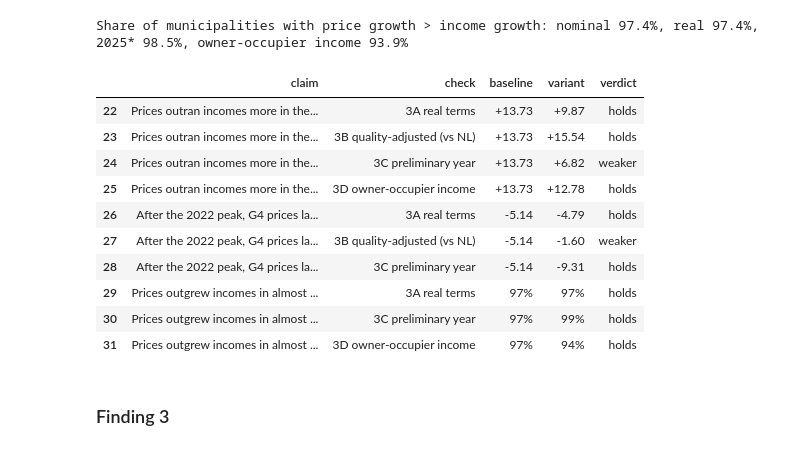
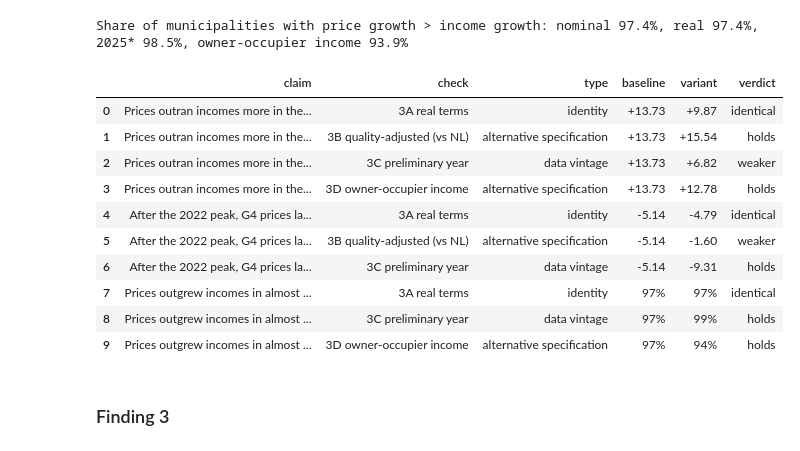
Before and after one commit to dimaash03/nl-housing-affordability, a Jupyter notebook: notebooks/01_affordability_findings.ipynb, the cells around one changed output. Cells and saved outputs as stored; diff of their text form; code cells hidden in the pictures.

```diff
--- a/notebooks/01_affordability_findings.ipynb
+++ b/notebooks/01_affordability_findings.ipynb
@@ -948,16 +1009,10 @@ def g4_in_top_third(r: pd.Series) -> int:
     return int((r.reindex(G4_CODES) <= len(r) / 3).sum())
 
 
-def share_verdict(x: float) -> str:
-    return "holds" if x >= 0.5 else "reverses"
-
-
-def rho_verdict(x: float) -> str:
-    return "holds" if x >= 0.7 else ("weaker" if x >= 0.5 else "reverses")
-
-
-def g4_verdict(x: int) -> str:
-    return "holds" if x >= 3 else ("weaker" if x == 2 else "reverses")
+# Levels each threshold-type claim must reach: (holds at, weaker at) per rule set (D-036).
+MAJORITY = {"lenient": (0.4, None), "default": (0.5, None), "strict": (0.6, None)}
+PERSISTENT = {"lenient": (0.6, 0.4), "default": (0.7, 0.5), "strict": (0.8, 0.6)}
+G4_COUNT = {"lenient": (2, 1), "default": (3, 2), "strict": (4, 3)}
 
 
 CLAIM_2A = f"Least-affordable {TOP_N} are mostly Randstad suburbs (share; holds if >= 50 %)"
@@ -968,7 +1023,7 @@ for check, r in [
     ("2C preliminary year", r_prelim),
 ]:
     x = share_rest_randstad(top(r, TOP_N))
-    record("F2", CLAIM_2A, check, base_share, x, fmt="{:.0%}", verdict=share_verdict(x))
+    record("F2", CLAIM_2A, check, base_share, x, fmt="{:.0%}", kind="threshold", thresholds=MAJORITY)
 
 CLAIM_2B = "Ranking is persistent (Spearman base vs headline year; holds if >= 0.7)"
 for check, x in [
@@ -977,7 +1032,7 @@ for check, x in [
     ("2C preliminary year", rho_prelim),
     ("2D harmonised removed", rho_clean),
 ]:
-    record("F2", CLAIM_2B, check, rho, x, verdict=rho_verdict(x))
+    record("F2", CLAIM_2B, check, rho, x, kind="threshold", thresholds=PERSISTENT)
 
 CLAIM_2C = "G4 cities are in the least-affordable third (count of 4; holds if >= 3)"
 base_g4 = g4_in_top_third(r_final)
@@ -987,7 +1042,7 @@ for check, r in [
     ("2C preliminary year", r_prelim),
 ]:
     x = g4_in_top_third(r)
-    record("F2", CLAIM_2C, check, base_g4, x, fmt="{:.0f}", verdict=g4_verdict(x))
+    record("F2", CLAIM_2C, check, base_g4, x, fmt="{:.0f}", kind="threshold", thresholds=G4_COUNT)
 
-display(pd.DataFrame(ROBUSTNESS).query("finding == 'F2'").drop(columns="finding"))
+display(register("F2").drop(columns="finding"))
 # %% [output]
@@ -1443,7 +1509,7 @@ def lead(t: pd.DataFrame, col: str = "gap pp") -> float:
 
 CLAIM_3A = "Prices outran incomes more in the G4 (G4 gap minus Rest-of-NL gap, pp)"
 base_lead = lead(growth)
-record("F3", CLAIM_3A, "3A real terms", base_lead, lead(growth, "real gap pp"))
+record("F3", CLAIM_3A, "3A real terms", base_lead, lead(growth, "real gap pp"), kind="identity")
 g4_q = g4_index_growth(BASE_YEAR, LATEST_FINAL) - growth.loc["G4", "income %"]
 nl_q = index_growth("NL01", BASE_YEAR, LATEST_FINAL) - growth.loc["Netherlands", "income %"]
 record("F3", CLAIM_3A, "3B quality-adjusted (vs NL)", base_lead, g4_q - nl_q)
@@ -1459,47 +1525,48 @@ record(
 after_peak = growth_table(nl_peak_year, LATEST_FINAL, TWO_WAY)
 CLAIM_3B = f"After the {nl_peak_year} peak, G4 prices lagged the rest (G4 minus Rest of NL price growth, pp)"
 base_lag = lead(after_peak, "price %")
-record("F3", CLAIM_3B, "3A real terms", base_lag, lead(after_peak, "real price %"))
+record("F3", CLAIM_3B, "3A real terms", base_lag, lead(after_peak, "real price %"), kind="identity")
 record(
     "F3",
     CLAIM_3B,
     "3B quality-adjusted (vs NL)",
     base_lag,
     g4_index_growth(nl_peak_year, LATEST_FINAL) - index_growth("NL01", nl_peak_year, LATEST_FINAL),
 )
 record(
     "F3", CLAIM_3B, "3C preliminary year", base_lag, lead(growth_table(nl_peak_year, LATEST_DATA, TWO_WAY), "price %")
 )
 
 CLAIM_3C = "Prices outgrew incomes in almost every municipality (share; holds if >= 90 %)"
 for check, x in [
     ("3A real terms", share_real),
     ("3C preliminary year", share_prelim),
     ("3D owner-occupier income", share_owner),
 ]:
     record(
         "F3",
         CLAIM_3C,
         check,
         share_up,
         x,
         fmt="{:.0%}",
-        verdict="holds" if x >= 0.9 else ("weaker" if x >= 0.5 else "reverses"),
+        kind="identity" if check.startswith("3A") else "threshold",
+        thresholds={"lenient": (0.8, 0.5), "default": (0.9, 0.5), "strict": (0.95, 0.75)},
     )
 
-display(pd.DataFrame(ROBUSTNESS).query("finding == 'F3'").drop(columns="finding"))
+display(register("F3").drop(columns="finding"))
 # %% [output]
-|  | claim | check | baseline | variant | verdict |
-| 22 | Prices outran incomes more in the... | 3A real terms | +13.73 | +9.87 | holds |
-| 23 | Prices outran incomes more in the... | 3B quality-adjusted (vs NL) | +13.73 | +15.54 | holds |
-| 24 | Prices outran incomes more in the... | 3C preliminary year | +13.73 | +6.82 | weaker |
-| 25 | Prices outran incomes more in the... | 3D owner-occupier income | +13.73 | +12.78 | holds |
-| 26 | After the 2022 peak, G4 prices la... | 3A real terms | -5.14 | -4.79 | holds |
-| 27 | After the 2022 peak, G4 prices la... | 3B quality-adjusted (vs NL) | -5.14 | -1.60 | weaker |
-| 28 | After the 2022 peak, G4 prices la... | 3C preliminary year | -5.14 | -9.31 | holds |
-| 29 | Prices outgrew incomes in almost ... | 3A real terms | 97% | 97% | holds |
-| 30 | Prices outgrew incomes in almost ... | 3C preliminary year | 97% | 99% | holds |
-| 31 | Prices outgrew incomes in almost ... | 3D owner-occupier income | 97% | 94% | holds |
+|  | claim | check | type | baseline | variant | verdict |
+| 0 | Prices outran incomes more in the... | 3A real terms | identity | +13.73 | +9.87 | identical |
+| 1 | Prices outran incomes more in the... | 3B quality-adjusted (vs NL) | alternative specification | +13.73 | +15.54 | holds |
+| 2 | Prices outran incomes more in the... | 3C preliminary year | data vintage | +13.73 | +6.82 | weaker |
+| 3 | Prices outran incomes more in the... | 3D owner-occupier income | alternative specification | +13.73 | +12.78 | holds |
+| 4 | After the 2022 peak, G4 prices la... | 3A real terms | identity | -5.14 | -4.79 | identical |
+| 5 | After the 2022 peak, G4 prices la... | 3B quality-adjusted (vs NL) | alternative specification | -5.14 | -1.60 | weaker |
+| 6 | After the 2022 peak, G4 prices la... | 3C preliminary year | data vintage | -5.14 | -9.31 | holds |
+| 7 | Prices outgrew incomes in almost ... | 3A real terms | identity | 97% | 97% | identical |
+| 8 | Prices outgrew incomes in almost ... | 3C preliminary year | data vintage | 97% | 99% | holds |
+| 9 | Prices outgrew incomes in almost ... | 3D owner-occupier income | alternative specification | 97% | 94% | holds |
 # %% [markdown]
 ### Finding 3
 # %%
```
Also changed, not shown: parts of 25 cells of this notebook, 10 other files.
